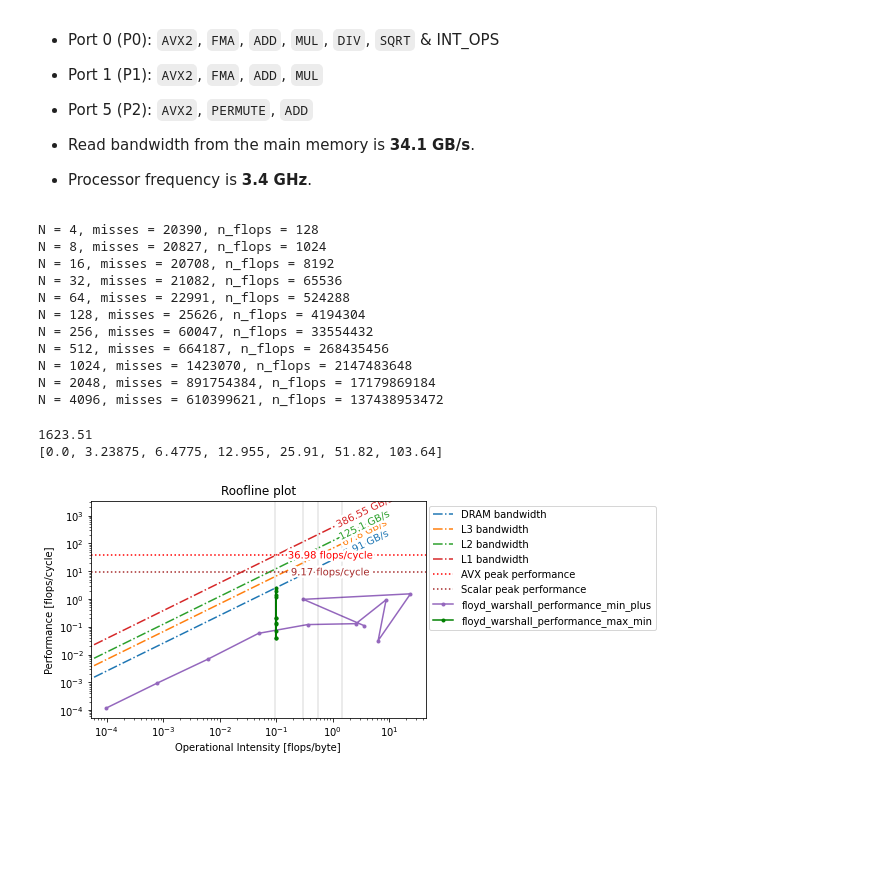
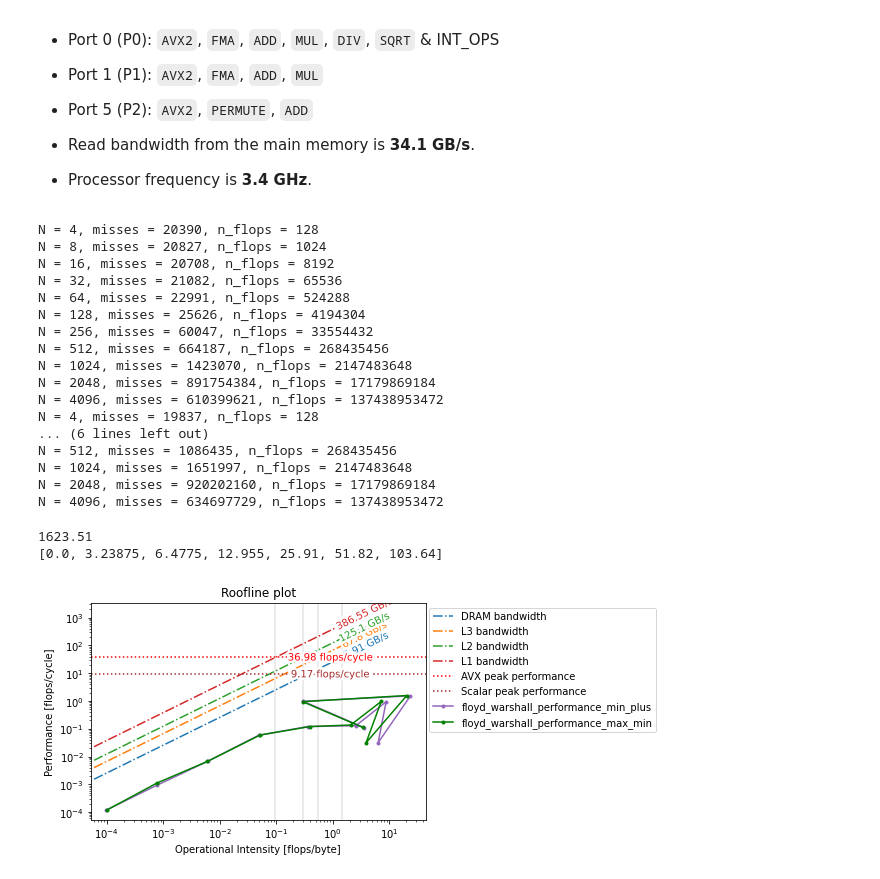
Before and after one commit to Sh-Anand/Fast-Generalized-Floyd-Warshall, a Jupyter notebook: roofline.ipynb, the cells around one changed output. Cells and saved outputs as stored; diff of their text form; code cells hidden in the pictures; blank space fills up the shorter version.

Commit message:
updated max_min plot in roofline

```diff
--- a/roofline.ipynb
+++ b/roofline.ipynb
@@ -56,10 +56,22 @@ with open("profile/cache_misses_min_plus.csv", "r") as misses_file:
         p_n_min_plus.append(float(n_flops)/float(cycles))
         print("N = %d, misses = %d, n_flops = %d" % (n, misses, n_flops))
 
-#tile_vectorized_min_plus_flops = [0.066, 0.93, 1.1, 1.23, 1.29, 1.21, 1.21, 1.26, 1.24, 0.92, 0.87]
-tile_vectorized_max_min_y = [0.04, 0.14, 0.07, 2.6, 0.2127, 0.2, 1.4, 0.04, 2.022, 1.16, 0.128313]
-tile_vectorized_max_min_x = [0.1 for _ in tile_vectorized_max_min_y]
-tile_vectorized_min_plus_ns = [4, 8, 16, 32, 64, 128, 256, 512, 1024, 2048, 4096]
+#Extract I(n) from cache_misses_max_min.csv
+I_n_max_min = []
+p_n_max_min = []
+with open("profile/cache_misses_max_min.csv", "r") as misses_file_max_min:
+    #Parse file and extract cache misses
+    for line in misses_file_max_min.readlines():
+        #Lines contain n,l1,b,misses
+        (_n, _l1, _b, _misses, _cycles) = line.split(",")
+        n = int(_n)
+        misses = int(_misses)
+        cycles = int(_cycles)
+        n_flops = (2 * (n**3))
+        data_moved = misses * block_size
+        I_n_max_min.append(float(n_flops)/float(data_moved))
+        p_n_max_min.append(float(n_flops)/float(cycles))
+        print("N = %d, misses = %d, n_flops = %d" % (n, misses, n_flops))
 # %% [output]
 N = 4, misses = 20390, n_flops = 128
 N = 8, misses = 20827, n_flops = 1024
@@ -72,6 +84,12 @@ N = 512, misses = 664187, n_flops = 268435456
 N = 1024, misses = 1423070, n_flops = 2147483648
 N = 2048, misses = 891754384, n_flops = 17179869184
 N = 4096, misses = 610399621, n_flops = 137438953472
+N = 4, misses = 19837, n_flops = 128
+... (6 lines left out)
+N = 512, misses = 1086435, n_flops = 268435456
+N = 1024, misses = 1651997, n_flops = 2147483648
+N = 2048, misses = 920202160, n_flops = 17179869184
+N = 4096, misses = 634697729, n_flops = 137438953472
 # %%
 # Plot roofline
 fig, ax = plt.subplots(1, 1)
@@ -83,7 +101,7 @@ ax.plot(I_n, roofline_L1, '-.', label = "386.55 GB/s")
 ax.axhline(y = pi, color = 'r', linestyle = ':', label = "36.98 flops/cycle")
 ax.axhline(y = pi_scalar, color = 'brown', linestyle = ':', label = "9.17 flops/cycle")
 ax.plot(I_n_min_plus, p_n_min_plus, marker=".")
-ax.plot(tile_vectorized_max_min_x, tile_vectorized_max_min_y, marker=".", color="green")
+ax.plot(I_n_max_min, p_n_max_min, marker=".", color="green")
 # Plot performances
 #compI = 1.0/3.0
 #comp1y, comp2y = (3.2, 4)
@@ -93,31 +111,31 @@ ax.plot(tile_vectorized_max_min_x, tile_vectorized_max_min_y, marker=".", color=
 #compI2 = 8.0/15.0
 #plt.plot(compI2, comp1y, marker="o", markersize=5, markerfacecolor="green", label="comp1")
 #plt.plot(compI2, comp2y, marker="o", markersize=5, markerfacecolor="orange", label="comp2")
 _, ymax = ax.get_ybound()
 print(ymax)
 print(roofline_DRAM)
 ax.axvline(x = mem_comp_DRAM,  color = 'black', alpha = 0.1, linestyle = '-') #ymax = np.log(pi) / np.log(ymax),
 ax.axvline(x = mem_comp_L3, color = 'black', alpha = 0.1, linestyle = '-')
 ax.axvline(x = mem_comp_L2,  color = 'black', alpha = 0.1, linestyle = '-')
 ax.axvline(x = mem_comp_L1,  color = 'black', alpha = 0.1, linestyle = '-')
 
 labellines.labelLines(plt.gca().get_lines(),zorder=2.5)
 
 # Title axis and graph
 plt.title('Roofline plot')
 plt.xlabel('Operational Intensity [flops/byte]')
 plt.ylabel('Performance [flops/cycle]')
 
 # Make plot log-log
 plt.xscale('log')
 plt.yscale('log')
 
 # Plot legend
 mylabels = ["DRAM bandwidth", "L3 bandwidth","L2 bandwidth", "L1 bandwidth", "AVX peak performance", "Scalar peak performance", "floyd_warshall_performance_min_plus", "floyd_warshall_performance_max_min"]
 plt.legend(bbox_to_anchor = (1.35, 1), loc = 'upper center', labels = mylabels)
 
 plt.show()
 # %% [output]
 1623.51
 [0.0, 3.23875, 6.4775, 12.955, 25.91, 51.82, 103.64]
-[figure, old version]
+[figure, new version]
```
Also changed, not shown: 1 other file.
